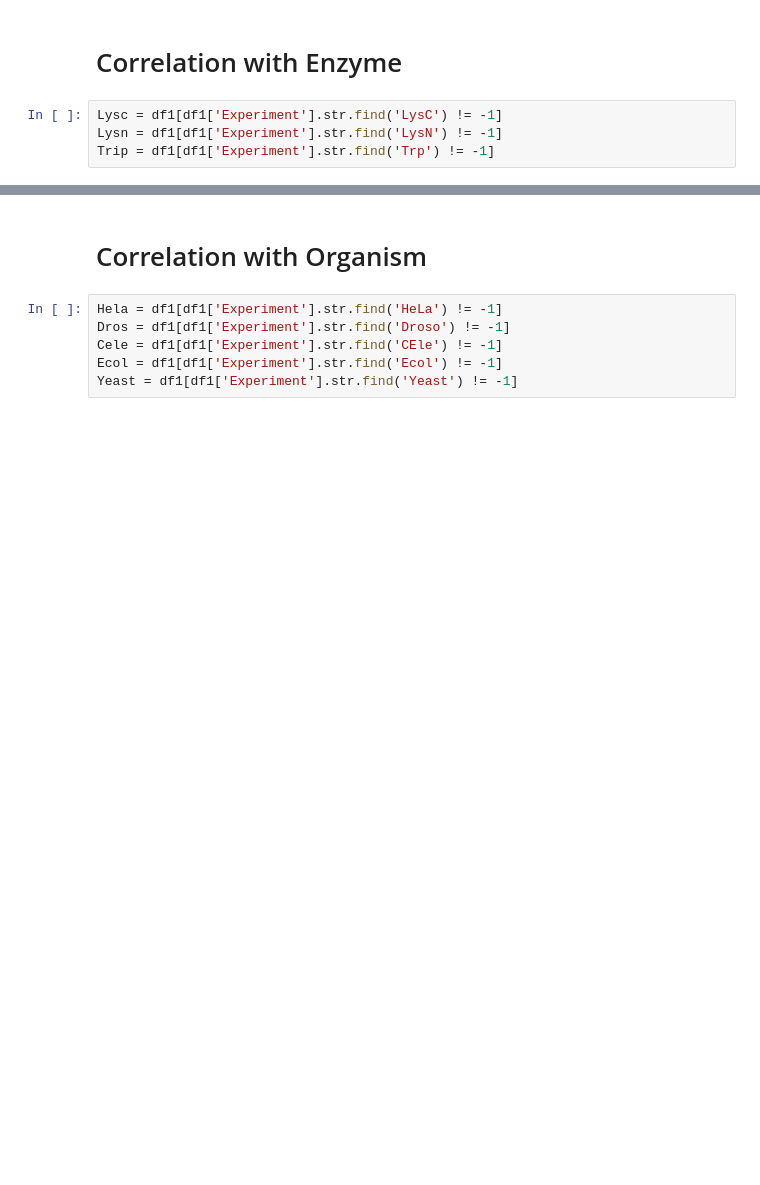
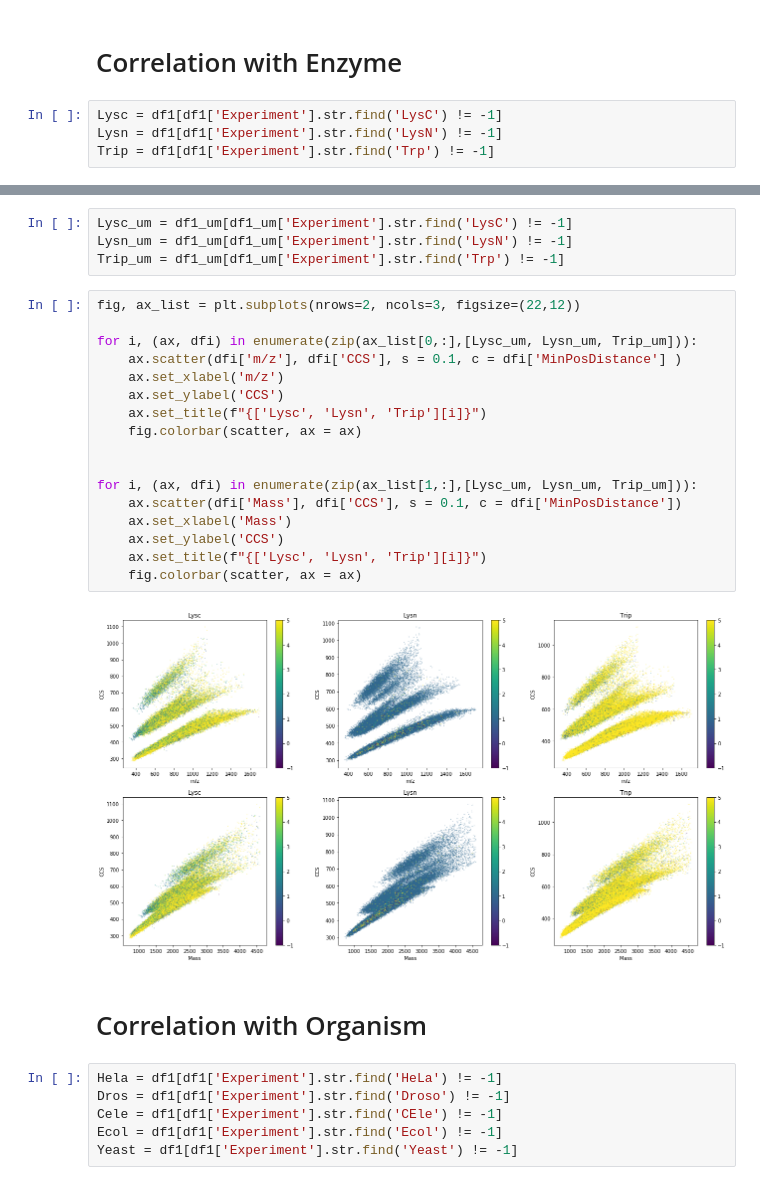
Before and after one commit to jlrestrepol/ccs, a Jupyter notebook: code/populations_separation.ipynb, the cells around one changed output, grey strips where cells are left out. Drawn from its saved outputs; the diff is of its cells as text; blank space fills up the shorter version.

```diff
--- a/code/populations_separation.ipynb
+++ b/code/populations_separation.ipynb
@@ -37,3 +107,26 @@ for i, (ax, dfi) in enumerate(zip(ax_list,[Lysc, Lysn, Trip])):
+# %%
+Lysc_um = df1_um[df1_um['Experiment'].str.find('LysC') != -1]
+Lysn_um = df1_um[df1_um['Experiment'].str.find('LysN') != -1]
+Trip_um = df1_um[df1_um['Experiment'].str.find('Trp') != -1]
+# %%
+fig, ax_list = plt.subplots(nrows=2, ncols=3, figsize=(22,12))
+
+for i, (ax, dfi) in enumerate(zip(ax_list[0,:],[Lysc_um, Lysn_um, Trip_um])):
+    ax.scatter(dfi['m/z'], dfi['CCS'], s = 0.1, c = dfi['MinPosDistance'] )
+    ax.set_xlabel('m/z')
+    ax.set_ylabel('CCS')
+    ax.set_title(f"{['Lysc', 'Lysn', 'Trip'][i]}")
+    fig.colorbar(scatter, ax = ax)
+
+
+for i, (ax, dfi) in enumerate(zip(ax_list[1,:],[Lysc_um, Lysn_um, Trip_um])):
+    ax.scatter(dfi['Mass'], dfi['CCS'], s = 0.1, c = dfi['MinPosDistance'])
+    ax.set_xlabel('Mass')
+    ax.set_ylabel('CCS')
+    ax.set_title(f"{['Lysc', 'Lysn', 'Trip'][i]}")
+    fig.colorbar(scatter, ax = ax)
+# %% [output]
+[figure, added]
 # %% [markdown]
 # Correlation with Organism
 # %%
```
Also changed, not shown: parts of 27 cells of this notebook.
